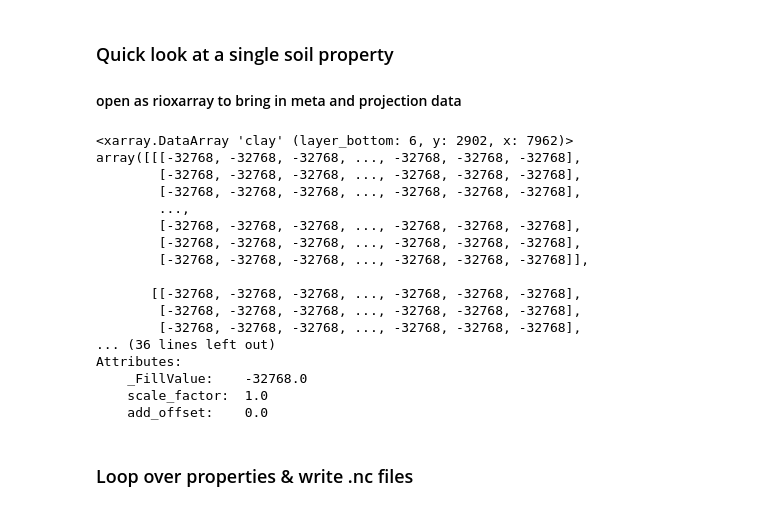
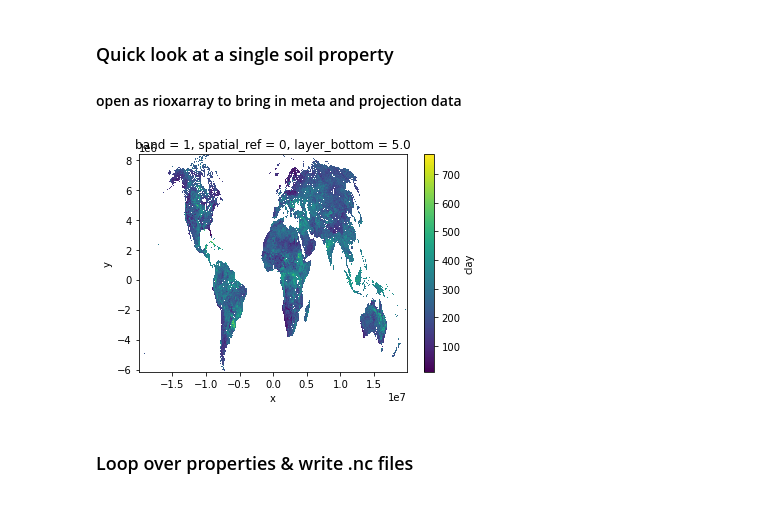
Before and after one commit to wwieder/ctsm_py, a Jupyter notebook: notebooks/tiff2nc.ipynb, the cells around one changed output. Saved outputs shown, nothing was run; the diff lists cells and outputs as text; code cells hidden in the pictures.

```diff
--- a/notebooks/tiff2nc.ipynb
+++ b/notebooks/tiff2nc.ipynb
@@ -75,32 +75,16 @@ Workers
 # %%
 path ='/glade/scratch/wwieder/SoilGrids/soilgrids/latest/data_aggregated/5000m/'
 depth = ['0-5','5-15','15-30','30-60','60-100','100-200']
 layer_top =    [0.,5. ,15.,30.,60. ,100.]
 layer_bottom = [5.,15.,30.,60.,100.,200.]
 var = 'clay'
 infile = [path + var + '/' + var +"_"+ depth[d] + 'cm_mean_5000.tif'
           for d in range(len(depth))]
 rds = xr.concat([rioxarray.open_rasterio(infile[f]) for f in range(len(infile))],'layer_bottom')
 rds = rds.squeeze().assign_coords(layer_bottom=layer_bottom)
 rds.name = var
-rds
+rds.where(rds>=0).isel(layer_bottom=0).plot();
 # %% [output]
-<xarray.DataArray 'clay' (layer_bottom: 6, y: 2902, x: 7962)>
-array([[[-32768, -32768, -32768, ..., -32768, -32768, -32768],
-        [-32768, -32768, -32768, ..., -32768, -32768, -32768],
-        [-32768, -32768, -32768, ..., -32768, -32768, -32768],
-        ...,
-        [-32768, -32768, -32768, ..., -32768, -32768, -32768],
-        [-32768, -32768, -32768, ..., -32768, -32768, -32768],
-        [-32768, -32768, -32768, ..., -32768, -32768, -32768]],
-
-       [[-32768, -32768, -32768, ..., -32768, -32768, -32768],
-        [-32768, -32768, -32768, ..., -32768, -32768, -32768],
-        [-32768, -32768, -32768, ..., -32768, -32768, -32768],
-... (36 lines left out)
-Attributes:
-    _FillValue:    -32768.0
-    scale_factor:  1.0
-    add_offset:    0.0
+[figure, added]
 # %% [markdown]
 ### Loop over properties & write .nc files
```
Also changed, not shown: parts of 18 cells of this notebook, 1 other file.
